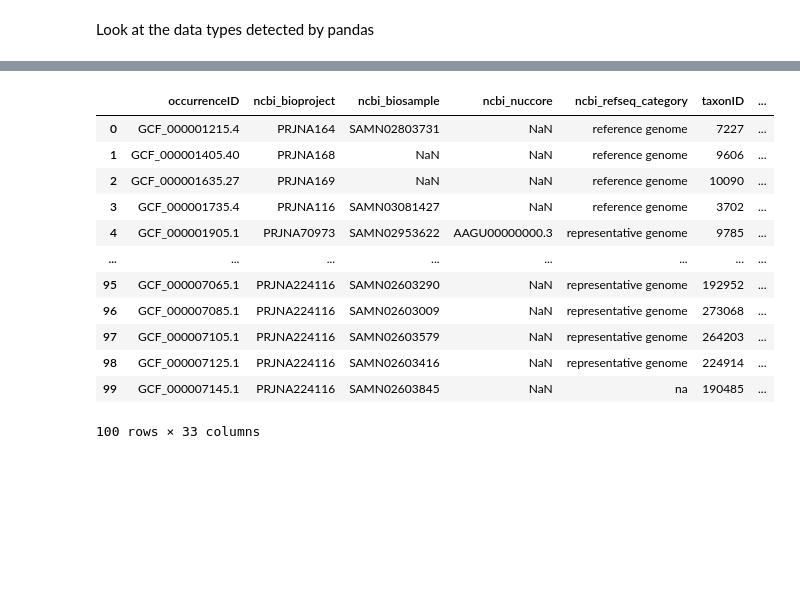
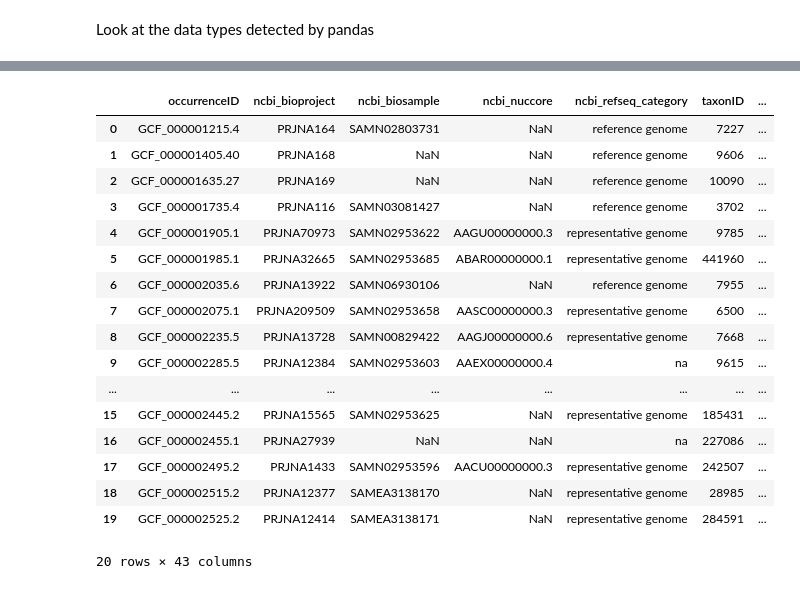
Before and after one commit to AtlasOfLivingAustralia/arga-issues, a Jupyter notebook: jupyter/notebooks/NCBI-refseq.ipynb, the cells around one changed output, grey strips where cells are left out. Drawn from its saved outputs; the diff is of its cells as text; code cells hidden in the pictures; blank space fills up the shorter version.

```diff
--- a/jupyter/notebooks/NCBI-refseq.ipynb
+++ b/jupyter/notebooks/NCBI-refseq.ipynb
@@ -145,19 +226,24 @@ memory usage: 65.8+ MB
 # %%
-df.head(100)
+df.head(20)
 # %% [output]
 |  | occurrenceID | ncbi_bioproject | ncbi_biosample | ncbi_nuccore | ncbi_refseq_category | taxonID | ... |
 | 0 | GCF_000001215.4 | PRJNA164 | SAMN02803731 | NaN | reference genome | 7227 | ... |
 | 1 | GCF_000001405.40 | PRJNA168 | NaN | NaN | reference genome | 9606 | ... |
 | 2 | GCF_000001635.27 | PRJNA169 | NaN | NaN | reference genome | 10090 | ... |
 | 3 | GCF_000001735.4 | PRJNA116 | SAMN03081427 | NaN | reference genome | 3702 | ... |
 | 4 | GCF_000001905.1 | PRJNA70973 | SAMN02953622 | AAGU00000000.3 | representative genome | 9785 | ... |
+| 5 | GCF_000001985.1 | PRJNA32665 | SAMN02953685 | ABAR00000000.1 | representative genome | 441960 | ... |
+| 6 | GCF_000002035.6 | PRJNA13922 | SAMN06930106 | NaN | reference genome | 7955 | ... |
+| 7 | GCF_000002075.1 | PRJNA209509 | SAMN02953658 | AASC00000000.3 | representative genome | 6500 | ... |
+| 8 | GCF_000002235.5 | PRJNA13728 | SAMN00829422 | AAGJ00000000.6 | representative genome | 7668 | ... |
+| 9 | GCF_000002285.5 | PRJNA12384 | SAMN02953603 | AAEX00000000.4 | na | 9615 | ... |
 | ... | ... | ... | ... | ... | ... | ... | ... |
-| 95 | GCF_000007065.1 | PRJNA224116 | SAMN02603290 | NaN | representative genome | 192952 | ... |
-| 96 | GCF_000007085.1 | PRJNA224116 | SAMN02603009 | NaN | representative genome | 273068 | ... |
-| 97 | GCF_000007105.1 | PRJNA224116 | SAMN02603579 | NaN | representative genome | 264203 | ... |
-| 98 | GCF_000007125.1 | PRJNA224116 | SAMN02603416 | NaN | representative genome | 224914 | ... |
-| 99 | GCF_000007145.1 | PRJNA224116 | SAMN02603845 | NaN | na | 190485 | ... |
+| 15 | GCF_000002445.2 | PRJNA15565 | SAMN02953625 | NaN | representative genome | 185431 | ... |
+| 16 | GCF_000002455.1 | PRJNA27939 | NaN | NaN | na | 227086 | ... |
+| 17 | GCF_000002495.2 | PRJNA1433 | SAMN02953596 | AACU00000000.3 | representative genome | 242507 | ... |
+| 18 | GCF_000002515.2 | PRJNA12377 | SAMEA3138170 | NaN | representative genome | 28985 | ... |
+| 19 | GCF_000002525.2 | PRJNA12414 | SAMEA3138171 | NaN | representative genome | 284591 | ... |
-100 rows × 33 columns
+20 rows × 43 columns
 # %%
 df.to_csv('/data/arga-data/assembly_summary_refseq.csv', index=False)
 # %%
```
Also changed, not shown: parts of 15 cells of this notebook, 4 other files.
